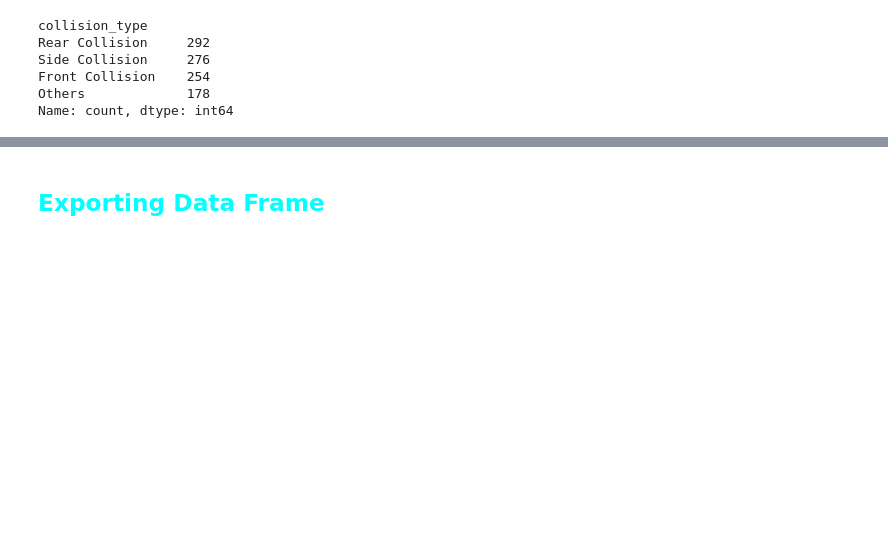
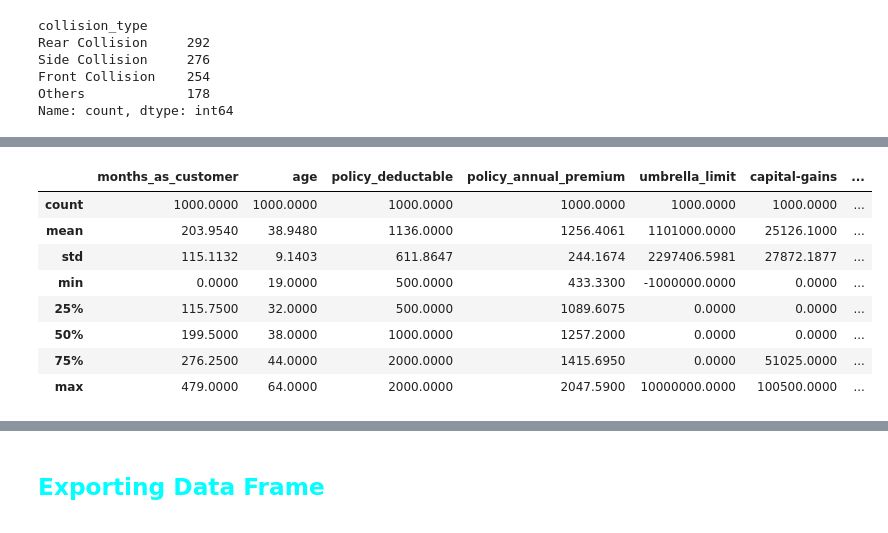
Before and after one commit to Santhosh-Analytics/Insurance_Analytics_Prediction, a Jupyter notebook: Data_Cleaning.ipynb, the cells around one changed output, grey strips where cells are left out. Cells and saved outputs as stored; diff of their text form; code cells hidden in the pictures; blank space fills up the shorter version.

```diff
--- a/Data_Cleaning.ipynb
+++ b/Data_Cleaning.ipynb
@@ -524,0 +473,2 @@ df.drop(['type_of_loan','Not Specified','No Data'], axis=1, inplace=True)
+# %%
+df['police_report_available'] = df['police_report_available'].fillna('NO')
@@ -530,0 +492,10 @@ df.sample(2)
+# %%
+excluded_columns = ['policy_state', 'insured_education_level', 'incident_state','policy_number','policy_csl',
+                    'insured_zip','incident_hour_of_the_day','number_of_vehicles_involved','bodily_injuries','witnesses','auto_year']
+for col in df.select_dtypes(include='category'):
+    if col not in excluded_columns:
+        print(col)
+        df[col] = df[col].str.strip().str.title()
+        df[col].describe()
+        print(df[col].describe(),'\n\n',df[col].value_counts().reset_index().sort_values(by=col,ascending=True),'\n','---X---'*10)
+        df[col] =df[col].astype('category')
@@ -530,0 +506,17 @@ df.sample(2)
+# %%
+cat_var = ['insured_zip','policy_number','incident_hour_of_the_day','number_of_vehicles_involved','bodily_injuries',
+           'witnesses','auto_year']
+# %%
+df[cat_var] = df[cat_var].astype('category')
+# %%
+df[df.select_dtypes(include='number').columns].describe()
+# %% [output]
+|  | months_as_customer | age | policy_deductable | policy_annual_premium | umbrella_limit | capital-gains | ... |
+| count | 1000.0000 | 1000.0000 | 1000.0000 | 1000.0000 | 1000.0000 | 1000.0000 | ... |
+| mean | 203.9540 | 38.9480 | 1136.0000 | 1256.4061 | 1101000.0000 | 25126.1000 | ... |
+| std | 115.1132 | 9.1403 | 611.8647 | 244.1674 | 2297406.5981 | 27872.1877 | ... |
+| min | 0.0000 | 19.0000 | 500.0000 | 433.3300 | -1000000.0000 | 0.0000 | ... |
+| 25% | 115.7500 | 32.0000 | 500.0000 | 1089.6075 | 0.0000 | 0.0000 | ... |
+| 50% | 199.5000 | 38.0000 | 1000.0000 | 1257.2000 | 0.0000 | 0.0000 | ... |
+| 75% | 276.2500 | 44.0000 | 2000.0000 | 1415.6950 | 0.0000 | 51025.0000 | ... |
+| max | 479.0000 | 64.0000 | 2000.0000 | 2047.5900 | 10000000.0000 | 100500.0000 | ... |
```
Also changed, not shown: parts of 63 cells of this notebook, 2 other files.
